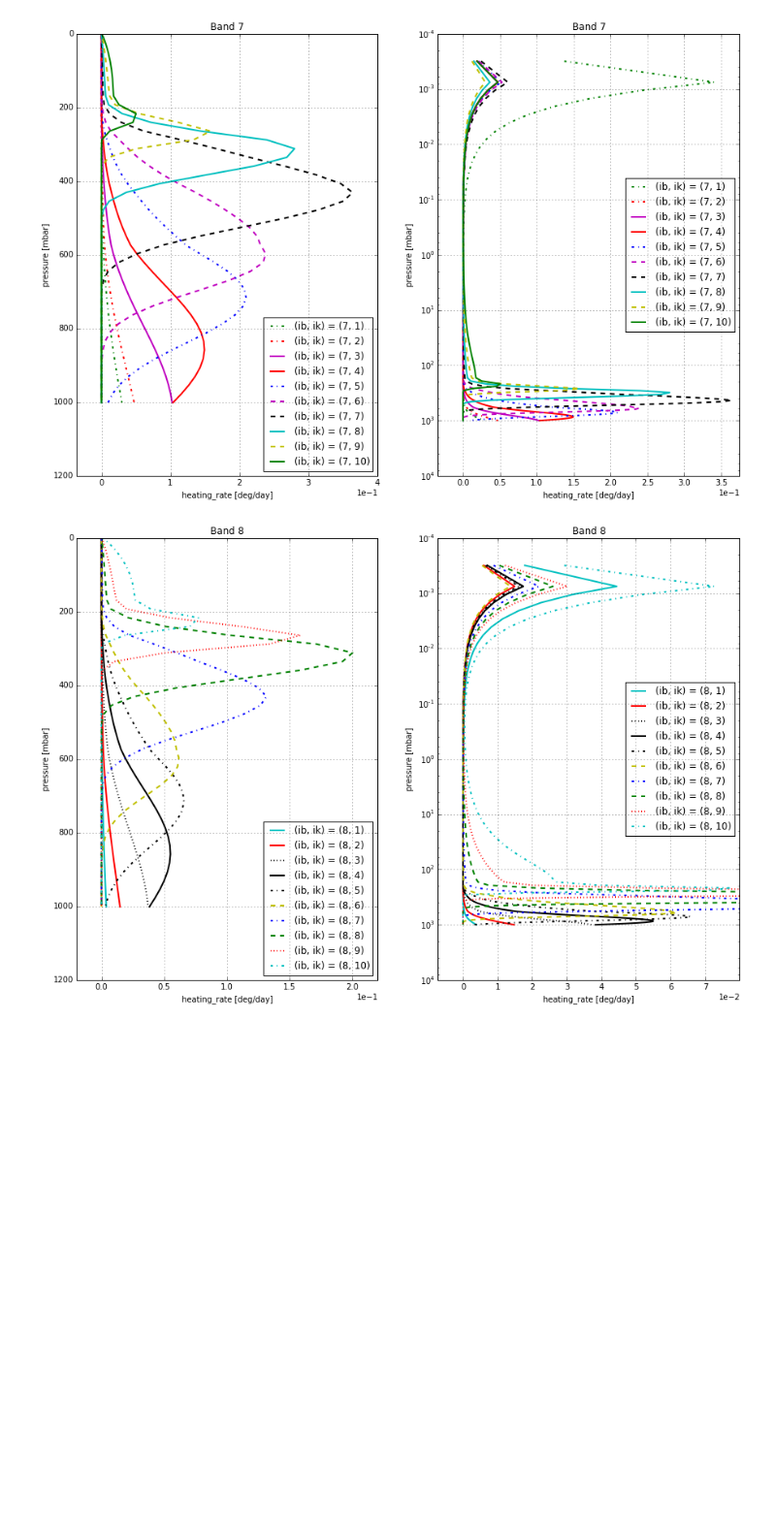
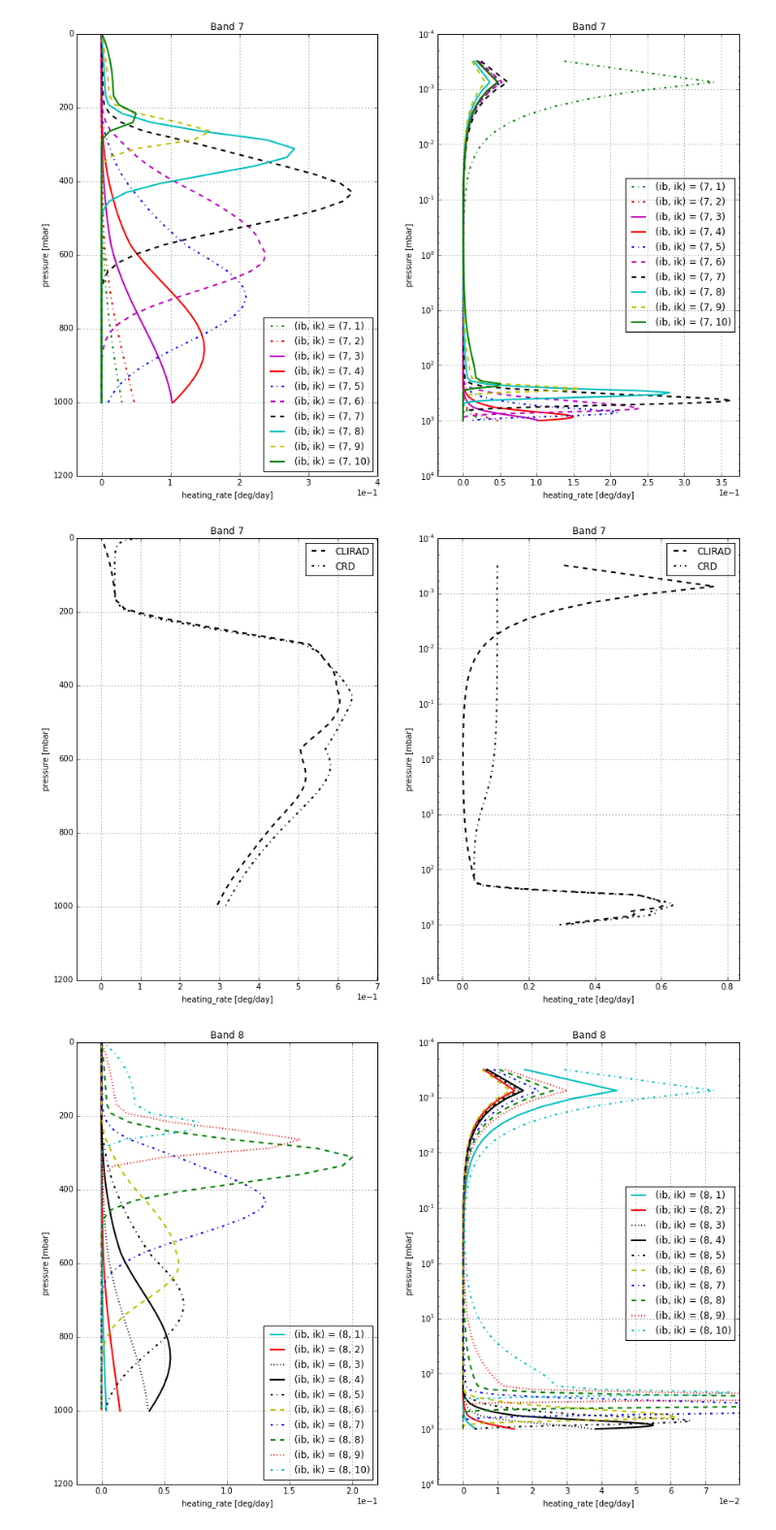
Before and after one commit to qAp/offline_radiation_notebooks, a Jupyter notebook: shortwave_mls_H2O_solir_gpts.ipynb, the cells around one changed output. Shown: that part at 97% size. Saved outputs shown, nothing was run; the diff lists cells and outputs as text; code cells hidden in the pictures; blank space fills up the shorter version.

```diff
--- a/shortwave_mls_H2O_solir_gpts.ipynb
+++ b/shortwave_mls_H2O_solir_gpts.ipynb
@@ -175,7 +198,11 @@ fig = plot_pressure_VS_dTdt_linearlog(ds, whichrate = whichrate, ib = ib)
 # %%
 # Total heating rate of Band 7
 
 #fig = compare_OUTPUT_CLIRAD_and_solir_gpts(pnl_clirad, ds, ib = 7)
+
+fig = compare_OUTPUT_RADSUM_and_solir_gpts(pnl_crd, ds, ib = 7)
+# %% [output]
+[figure, added]
 # %%
 # Heating rate for all g-points.  Band 8
 
```
Also changed, not shown: parts of 3 cells of this notebook, 1 other file.
